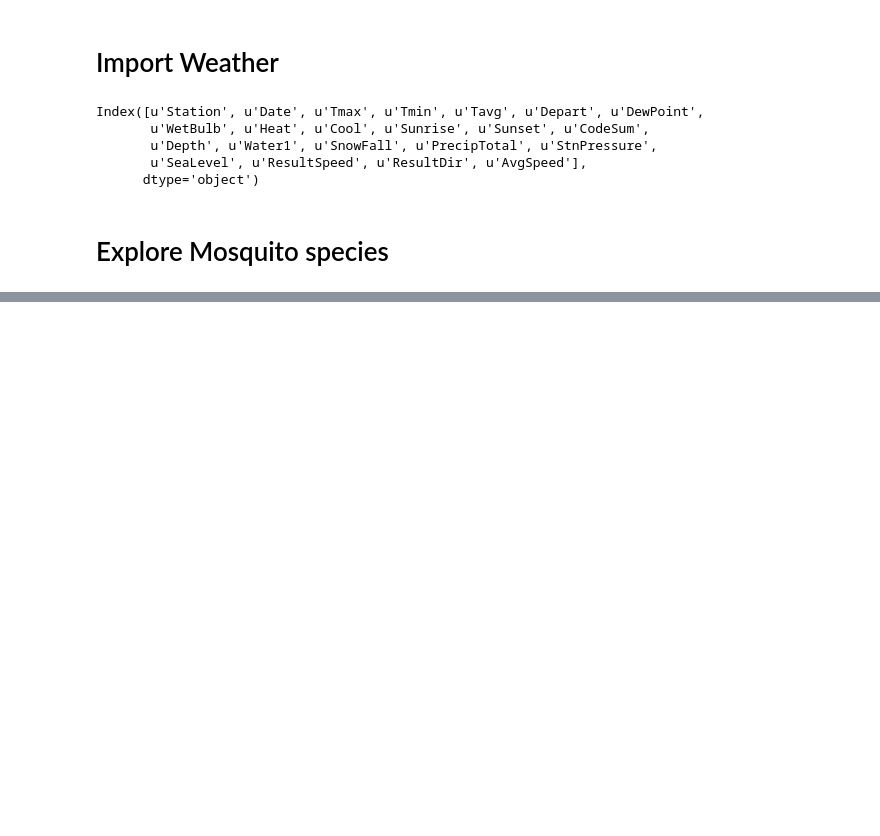
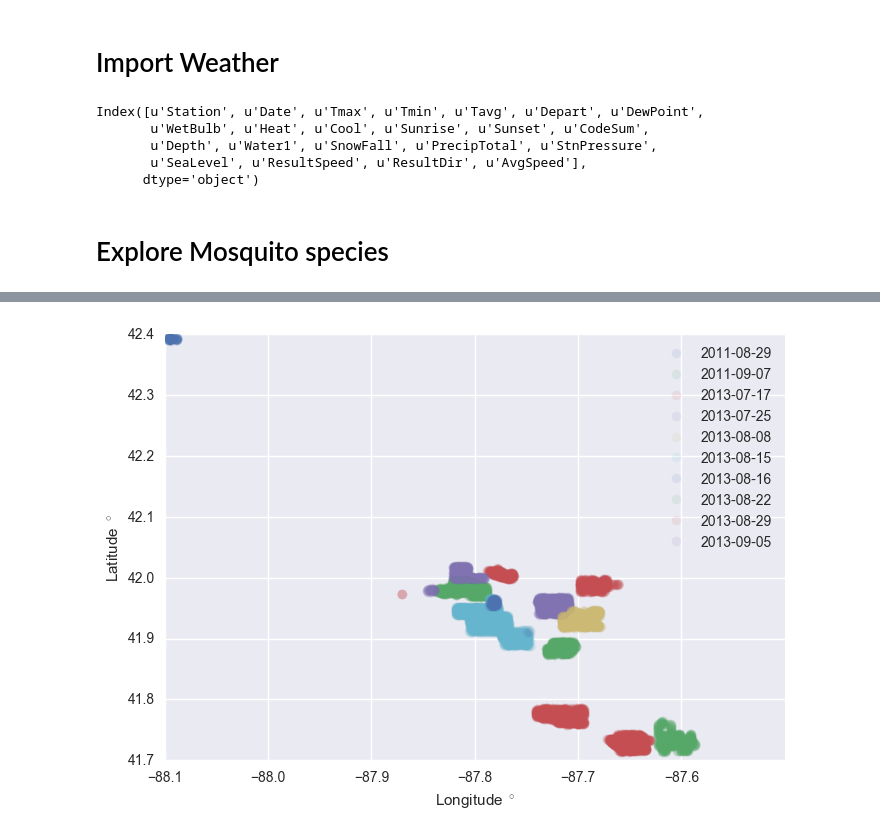
Before and after one commit to sempwn/west-nile-virus, a Jupyter notebook: data_exploration.ipynb, the cells around one changed output, grey strips where cells are left out. Saved outputs shown, nothing was run; the diff lists cells and outputs as text; code cells hidden in the pictures; blank space fills up the shorter version.

```diff
--- a/data_exploration.ipynb
+++ b/data_exploration.ipynb
@@ -177,0 +204,9 @@ Index([u'Date', u'Address', u'Species', u'Block', u'Street', u'Trap',
+# %%
+for date in df_spray['Date'].unique():
+    dates = df_spray['Date'] == date
+    plt.plot(df_spray[dates]['Longitude'],df_spray[dates]['Latitude'],'o',alpha=0.1,label=date);
+plt.legend();
+plt.xlabel('Longitude $^\circ$');
+plt.ylabel('Latitude $^\circ$');
+# %% [output]
+[figure, added]
```
Also changed, not shown: parts of 16 cells of this notebook, 8 other files.
